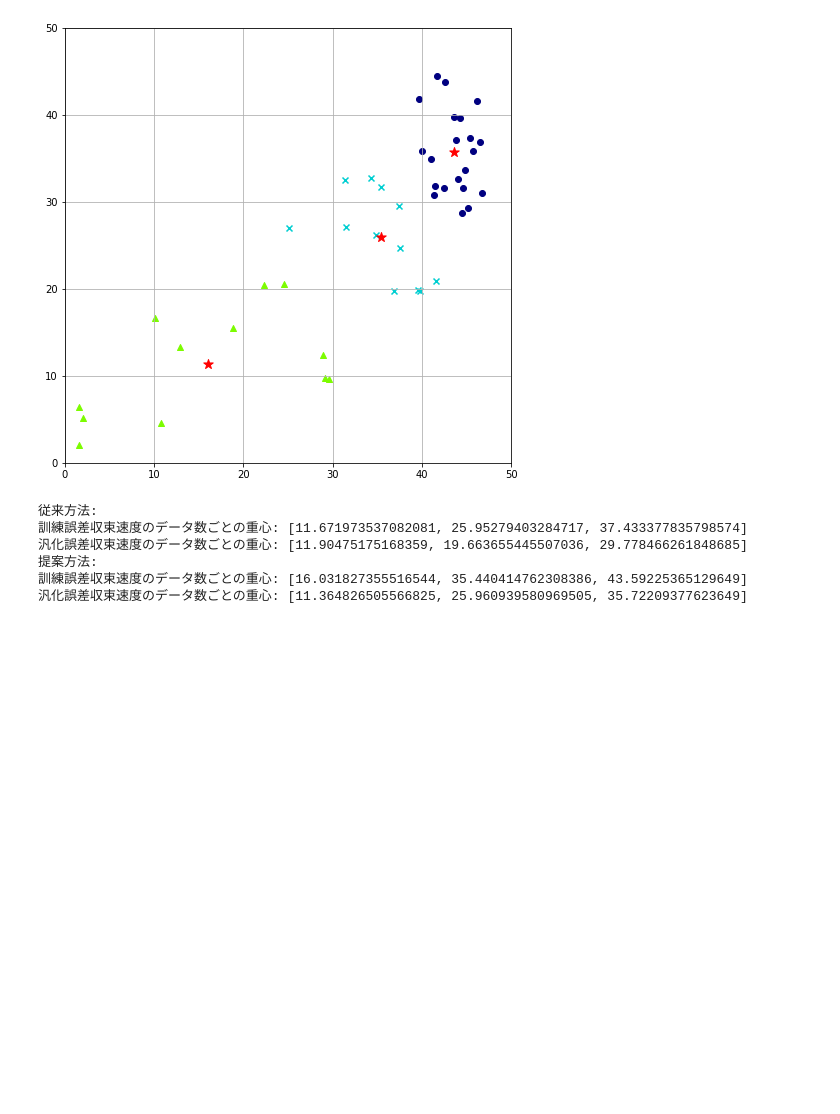
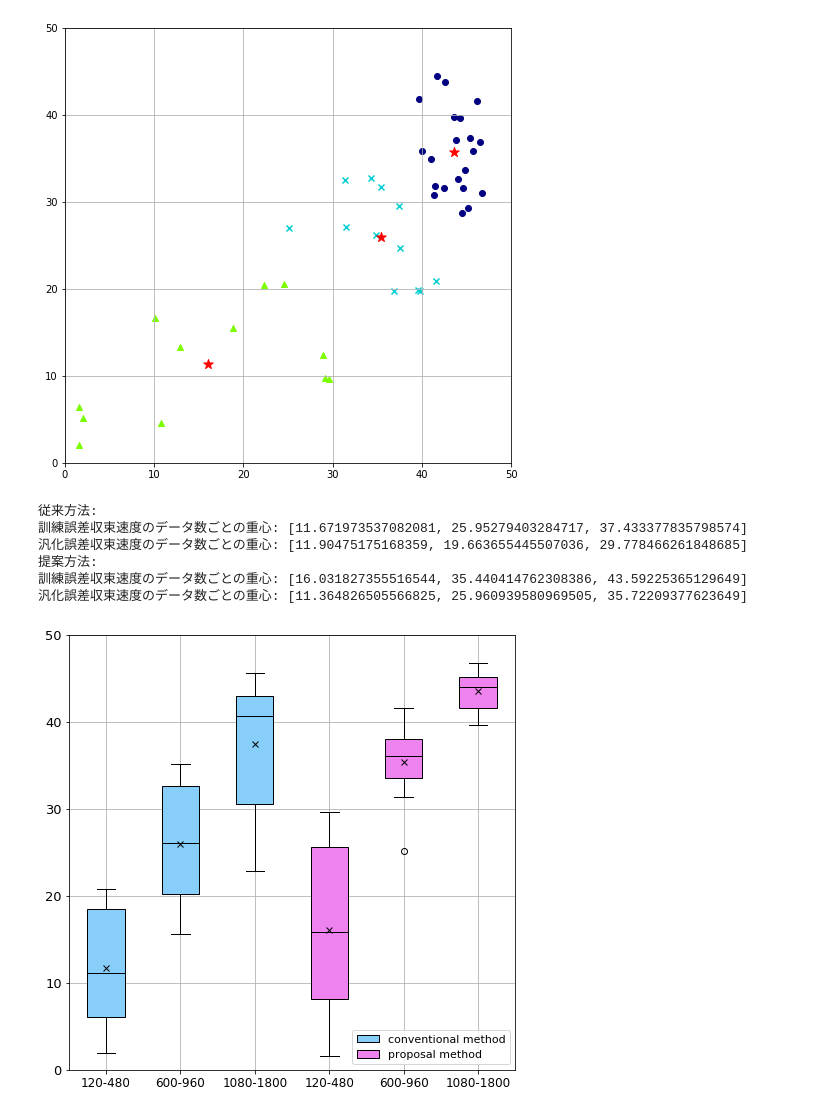
Before and after one commit to takitaki7474/m2-research-prototype, a Jupyter notebook: notebook/eval/eval8.ipynb, the cells around one changed output. Saved outputs shown, nothing was run; the diff lists cells and outputs as text; code cells hidden in the pictures; blank space fills up the shorter version.

Commit message:
Add boxplot

```diff
--- a/notebook/eval/eval8.ipynb
+++ b/notebook/eval/eval8.ipynb
@@ -140,3 +140,33 @@ print("汎化誤差収束速度のデータ数ごとの重心: {0}".format(prop_
 提案方法:
 訓練誤差収束速度のデータ数ごとの重心: [16.031827355516544, 35.440414762308386, 43.59225365129649]
 汎化誤差収束速度のデータ数ごとの重心: [11.364826505566825, 25.960939580969505, 35.72209377623649]
+# %%
+# 訓練誤差収束速度　箱ひげ図
+
+data = []
+for index in range(3):
+    data.append(conv_train_sample_clusters[index])
+for index in range(3):
+    data.append(prop_train_sample_clusters[index])
+
+fig = plt.figure(figsize=(8,8))
+ax = fig.add_subplot(111)
+bp = ax.boxplot(data,
+                patch_artist=True,
+                medianprops=dict(color='black', linewidth=1),
+                showmeans=True,
+                meanprops=dict(marker="x", markeredgecolor='k'))
+
+plt.xticks([1,2,3,4,5,6], ["120-480", "600-960", "1080-1800","120-480", "600-960", "1080-1800"], fontsize=12)
+plt.yticks(fontsize=13)
+
+colors = ["#87cefa"] * 3 + ["#ee82ee"] * 3
+for b, c in zip(bp['boxes'], colors):
+    b.set(color='black', linewidth=1)  # boxの外枠の色
+    b.set(facecolor = c)
+
+ax.legend([bp["boxes"][0], bp["boxes"][3]], ['conventional method', 'proposal method'], loc='lower right', fontsize=11)
+plt.ylim(0,50)
+plt.grid(True)
+# %% [output]
+[figure, added]
```
Also changed, not shown: parts of 2 cells of this notebook.
